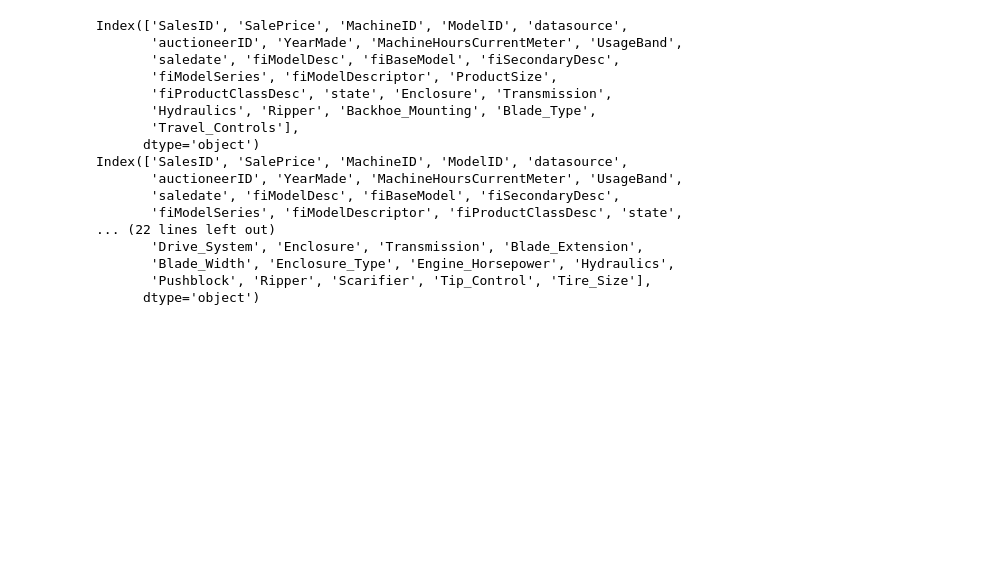
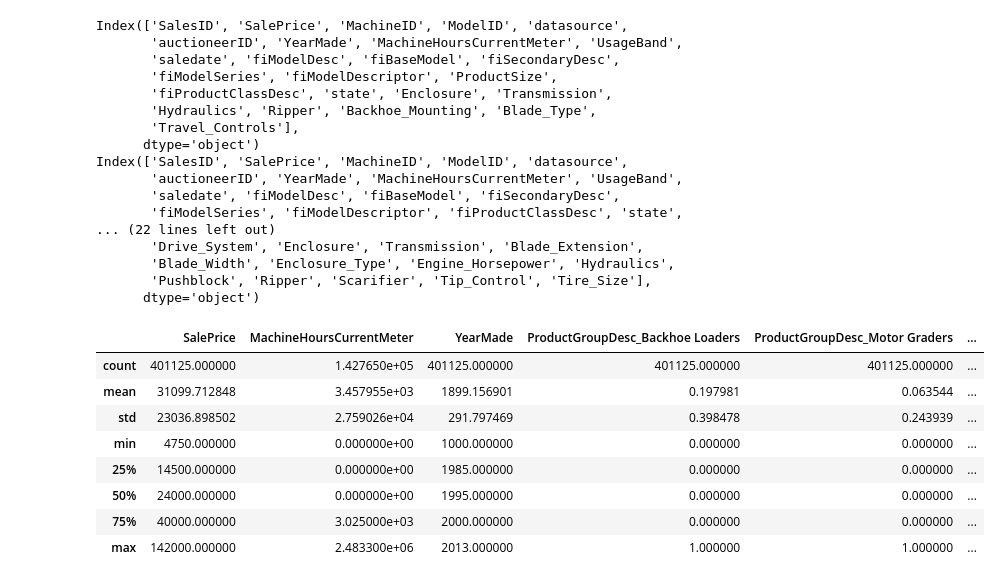
Before and after one commit to andrewmmeans/heavy-equipment-auction-price-prediction, a Jupyter notebook: notebooks/split_by_product_group.ipynb, the cells around one changed output. Cells and saved outputs as stored; diff of their text form; code cells hidden in the pictures; blank space fills up the shorter version.

```diff
--- a/notebooks/split_by_product_group.ipynb
+++ b/notebooks/split_by_product_group.ipynb
@@ -130,12 +136,34 @@ Index(['SalesID', 'SalePrice', 'MachineID', 'ModelID', 'datasource',
        'Blade_Width', 'Enclosure_Type', 'Engine_Horsepower', 'Hydraulics',
        'Pushblock', 'Ripper', 'Scarifier', 'Tip_Control', 'Tire_Size'],
       dtype='object')
+# %%
+cls = ['SalePrice','MachineHoursCurrentMeter','YearMade']
+groups = ['ProductGroupDesc','UsageBand']
 # %%
-def process_product_group(group):
+def process_product_group2(df,groups,cls):
     """
     feature engineering:
         find ordinal
         map yes/no to 1/0
         get dummies on categorical
     """
+    processed_df = df[cls]
+    for group in groups:
+    #dummies "ProductGroupDesc"
+        dummies = pd.get_dummies(df[group], prefix=group)
+        processed_df = processed_df.join(dummies)
+#         processed_df = processed_df.replace(np.nan, 0)
     return processed_df
+# %%
+processed_df = process_product_group2(df,groups,cls)
+processed_df.describe()
+# %% [output]
+|  | SalePrice | MachineHoursCurrentMeter | YearMade | ProductGroupDesc_Backhoe Loaders | ProductGroupDesc_Motor Graders | ... |
+| count | 401125.000000 | 1.427650e+05 | 401125.000000 | 401125.000000 | 401125.000000 | ... |
+| mean | 31099.712848 | 3.457955e+03 | 1899.156901 | 0.197981 | 0.063544 | ... |
+| std | 23036.898502 | 2.759026e+04 | 291.797469 | 0.398478 | 0.243939 | ... |
+| min | 4750.000000 | 0.000000e+00 | 1000.000000 | 0.000000 | 0.000000 | ... |
+| 25% | 14500.000000 | 0.000000e+00 | 1985.000000 | 0.000000 | 0.000000 | ... |
+| 50% | 24000.000000 | 0.000000e+00 | 1995.000000 | 0.000000 | 0.000000 | ... |
+| 75% | 40000.000000 | 3.025000e+03 | 2000.000000 | 0.000000 | 0.000000 | ... |
+| max | 142000.000000 | 2.483300e+06 | 2013.000000 | 1.000000 | 1.000000 | ... |
```
Also changed, not shown: parts of 2 cells of this notebook.
